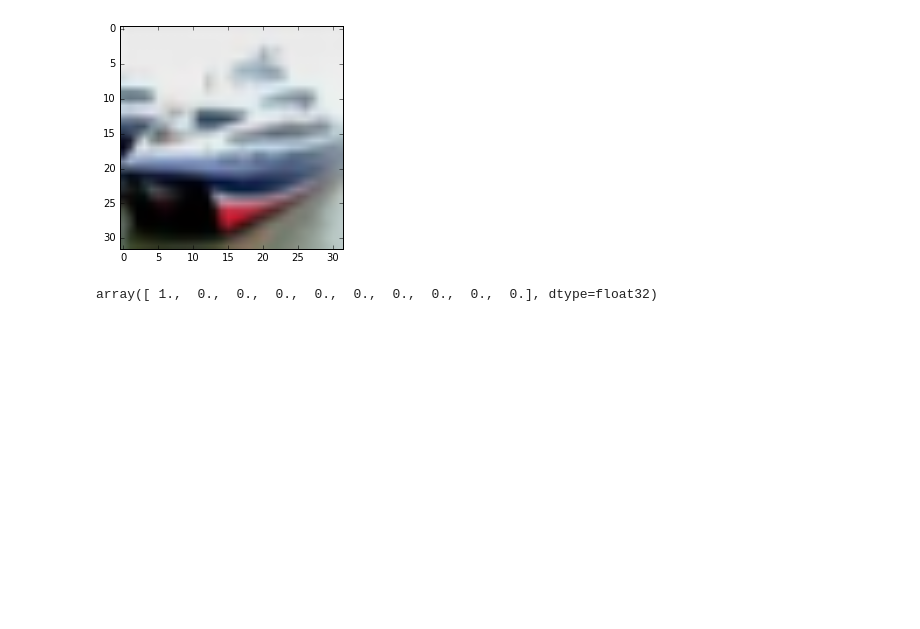
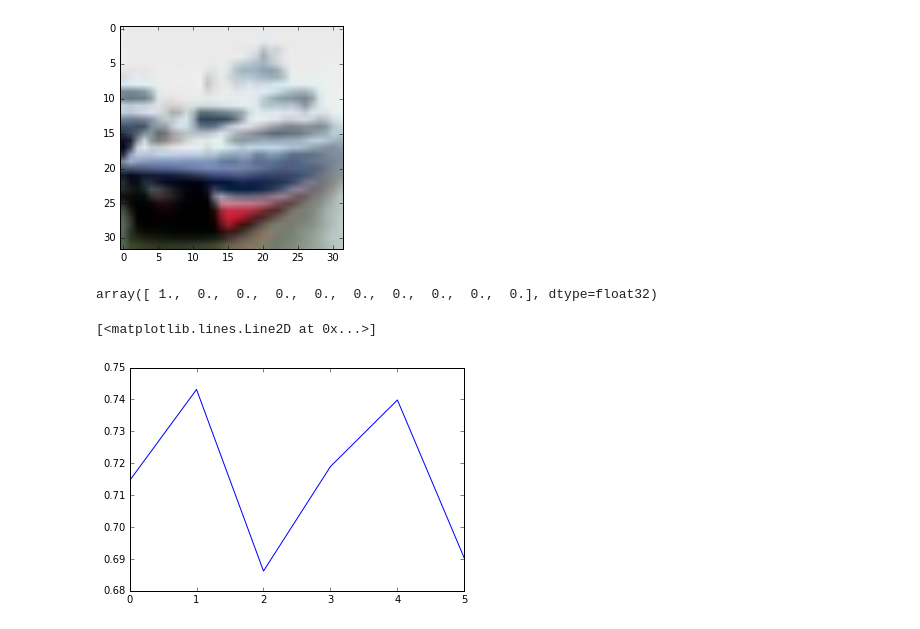
Before and after one commit to ambrishrawat/advflow, a Jupyter notebook: debugging.ipynb, the cells around one changed output. Saved outputs shown, nothing was run; the diff lists cells and outputs as text; code cells hidden in the pictures; blank space fills up the shorter version.

Commit message:
tested accuracies for keras eg

```diff
--- a/debugging.ipynb
+++ b/debugging.ipynb
@@ -621,3 +621,10 @@ plt.imshow(orig[1])
 label[2]
 # %% [output]
 array([ 1.,  0.,  0.,  0.,  0.,  0.,  0.,  0.,  0.,  0.], dtype=float32)
+# %%
+m = np.load('/u/ambrish/models/keras_eg_alldrop/mean_e.npy')
+# %%
+plt.plot(m)
+# %% [output]
+[<matplotlib.lines.Line2D at 0x...>]
+[figure, added]
```
Also changed, not shown: parts of 1 cell of this notebook, 5 other files.
